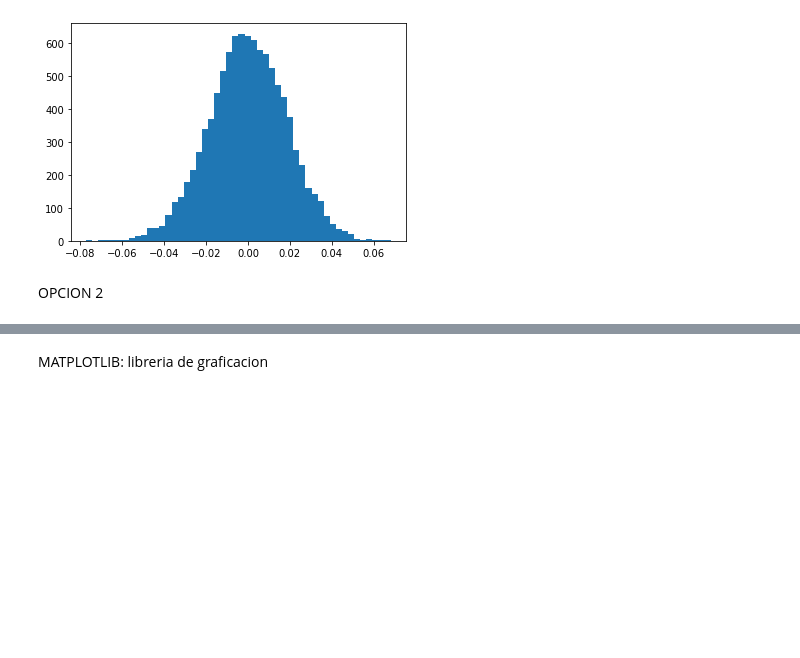
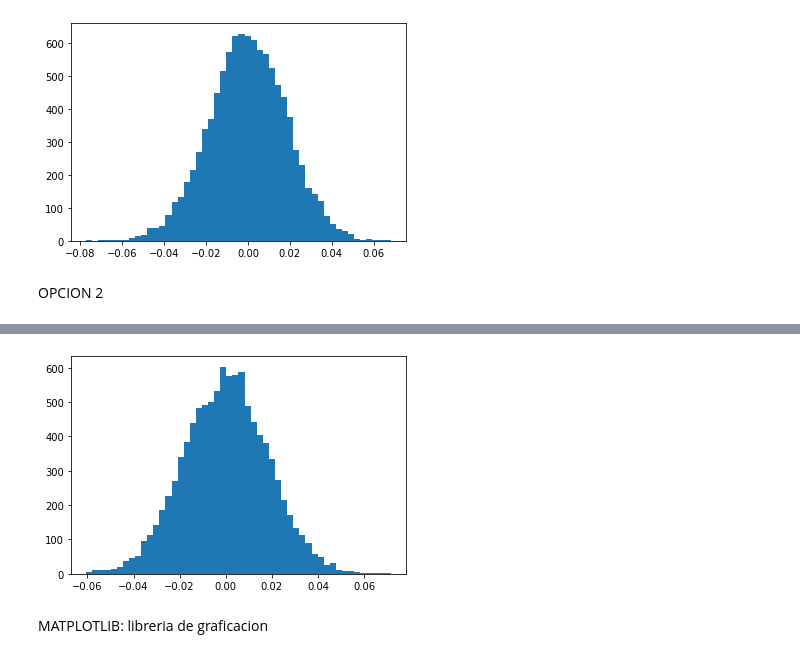
Before and after one commit to johnjar99/curso_python-, a Jupyter notebook: sesion6.ipynb, the cells around one changed output, grey strips where cells are left out. Saved outputs shown, nothing was run; the diff lists cells and outputs as text; code cells hidden in the pictures; blank space fills up the shorter version.

```diff
--- a/sesion6.ipynb
+++ b/sesion6.ipynb
@@ -1776,5 +1776,7 @@ pyplot.show
 # %% [markdown]
 OPCION 2
 # %%
-d2=numpy.random.uniform(-1,1,size(numero_ensayos,1000))
+d2=numpy.random.uniform(-1,1,size=(numero_ensayos,1000))
+v=d2.mean(axis=1)
+d2
 # %% [output]
@@ -1782,3 +1796,9 @@ NameError: ignored
+# %%
+pyplot.figure()
+pyplot.hist(d2.mean(axis=1),50)
+pyplot.show()
+# %% [output]
+[figure, added]
 # %% [markdown]
 MATPLOTLIB: libreria de graficacion
 # %%
```
Also changed, not shown: parts of 1 cell of this notebook.
